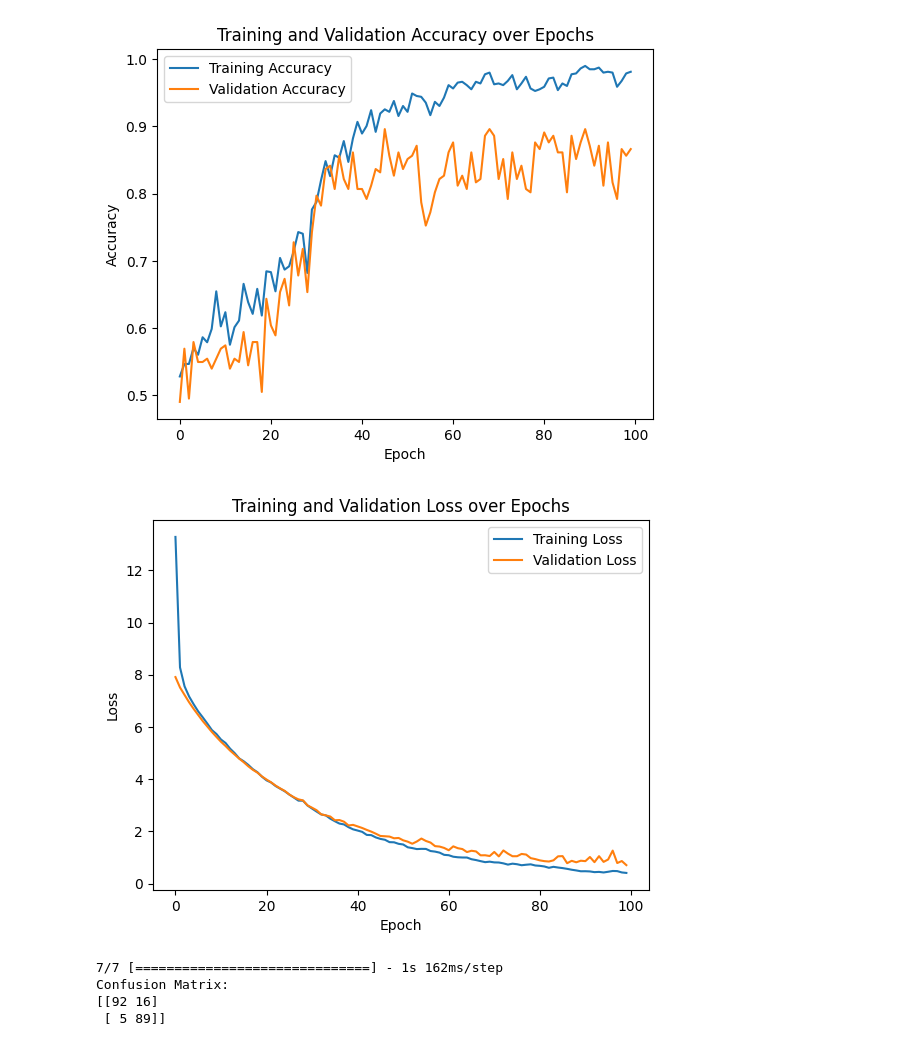
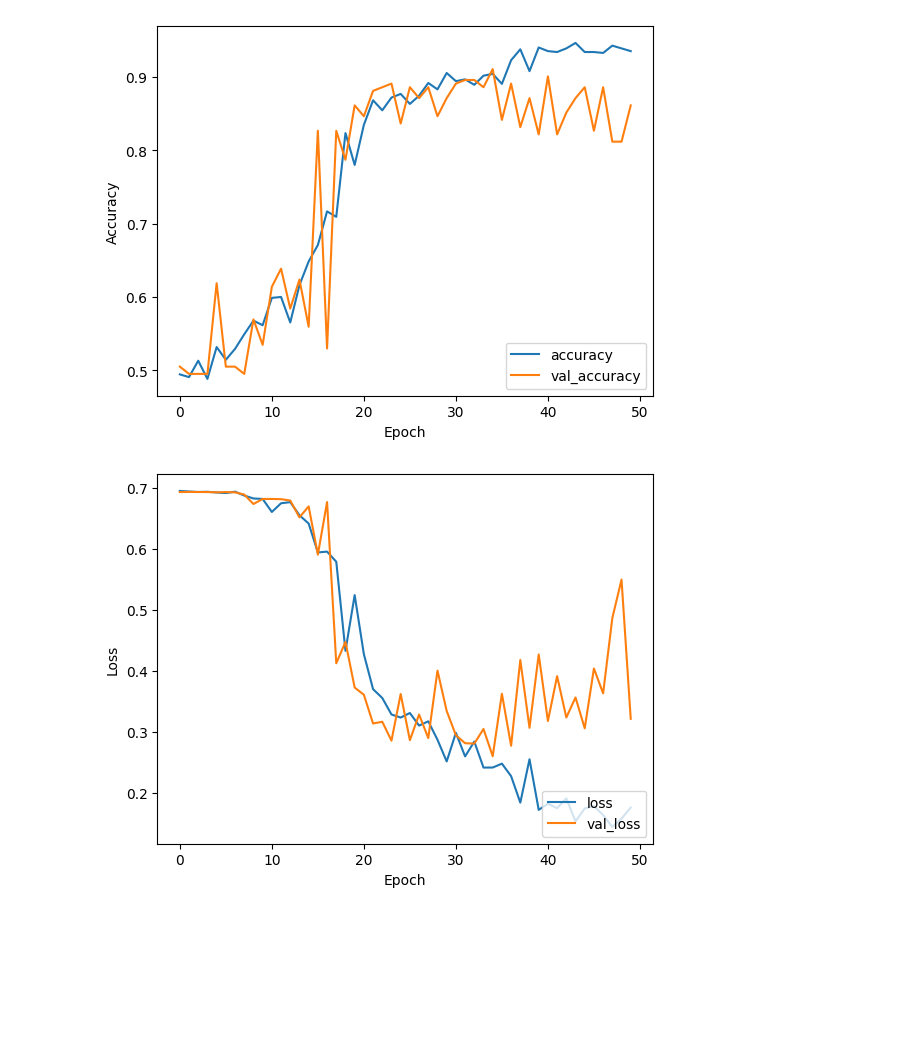
Before and after one commit to K-Senthil-Shunmugam/GrainScan, a Jupyter notebook: Model_Training.ipynb, the cells around one changed output. Cells and saved outputs as stored; diff of their text form; code cells hidden in the pictures; blank space fills up the shorter version.

Commit message:
model changes

```diff
--- a/Model_Training.ipynb
+++ b/Model_Training.ipynb
@@ -288,0 +20,3 @@ Test Accuracy: 0.896039605140686
+# %%
+# Settting the path to dataset
+data_dir = 'Rice Seed Dataset'
@@ -288,0 +39,10 @@ Test Accuracy: 0.896039605140686
+# %%
+# Create data generators for training and testing
+img_size = (255, 255)
+batch_size = 16
+
+train_datagen = ImageDataGenerator(rescale=1./255, shear_range=0.2, zoom_range=0.2, horizontal_flip=True)
+test_datagen = ImageDataGenerator(rescale=1./255)
+
+train_generator = train_datagen.flow_from_dataframe(dataframe=train_df, x_col='filepath', y_col='label', target_size=img_size, batch_size=batch_size, class_mode='binary')
+test_generator = test_datagen.flow_from_dataframe(dataframe=test_df, x_col='filepath', y_col='label', target_size=img_size, batch_size=batch_size, class_mode='binary', shuffle=False)
@@ -288,0 +111,8 @@ Test Accuracy: 0.896039605140686
+# %%
+# Compile the model
+optimizer = tf.keras.optimizers.Adam(learning_rate=0.0001)
+model.compile(optimizer=optimizer, loss='binary_crossentropy', metrics=['accuracy'])
+callbacks = [
+    tf.keras.callbacks.ModelCheckpoint(filepath='model.h5', save_best_only=True, monitor='val_accuracy', mode='max', verbose=1),  # Model checkpoint
+    tf.keras.callbacks.EarlyStopping(monitor='val_loss', patience=15, mode='min', verbose=1)  # Early stopping
+]
@@ -288,0 +126,8 @@ Test Accuracy: 0.896039605140686
+# %%
+# Train the model
+history = model.fit(
+    train_generator,
+    workers=12,
+    validation_data = test_generator,
+    epochs = 50,
+    callbacks=callbacks)
@@ -289,39 +165,21 @@ Test Accuracy: 0.896039605140686
 # %%
-# Plot the training and validation accuracy over epochs
-plt.plot(history.history['accuracy'], label='Training Accuracy')
-plt.plot(history.history['val_accuracy'], label='Validation Accuracy')
+# Plot the training history
+import matplotlib.pyplot as plt
+
+plt.plot(history.history['accuracy'], label='accuracy')
+plt.plot(history.history['val_accuracy'], label='val_accuracy')
 plt.xlabel('Epoch')
 plt.ylabel('Accuracy')
-plt.title('Training and Validation Accuracy over Epochs')
-plt.legend()
+plt.legend(loc='lower right')
 plt.show()
 # %% [output]
-[figure, old version]
+[figure, new version]
 # %%
-# Plot the training and validation accuracy over epochs
-plt.plot(history.history['loss'], label='Training Loss')
-plt.plot(history.history['val_loss'], label='Validation Loss')
+plt.plot(history.history['loss'], label='loss')
+plt.plot(history.history['val_loss'], label='val_loss')
 plt.xlabel('Epoch')
 plt.ylabel('Loss')
-plt.title("Training and Validation Loss over Epochs")
-plt.legend()
+plt.legend(loc='lower right')
 plt.show()
 # %% [output]
-[figure, old version]
+[figure, new version]
-# %%
-from sklearn.metrics import confusion_matrix
-
-y_pred = loaded_model.predict(X_test)
-y_pred_classes = (y_pred > 0.5).astype(int)  # Adjust the threshold if needed
-
-# Calculate the confusion matrix
-cm = confusion_matrix(y_test, y_pred_classes)
-
-# Print the confusion matrix
-print("Confusion Matrix:")
-print(cm)
-# %% [output]
-7/7 [==============================] - 1s 162ms/step
-Confusion Matrix:
-[[92 16]
- [ 5 89]]
```
Also changed, not shown: parts of 23 cells of this notebook.
